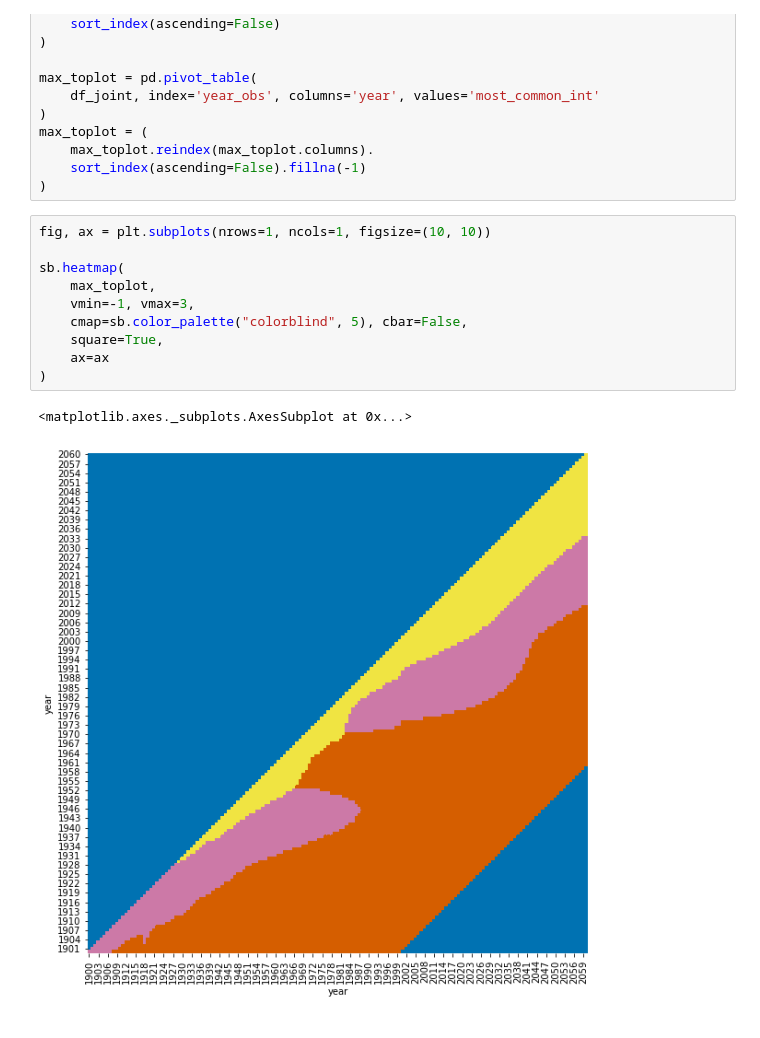
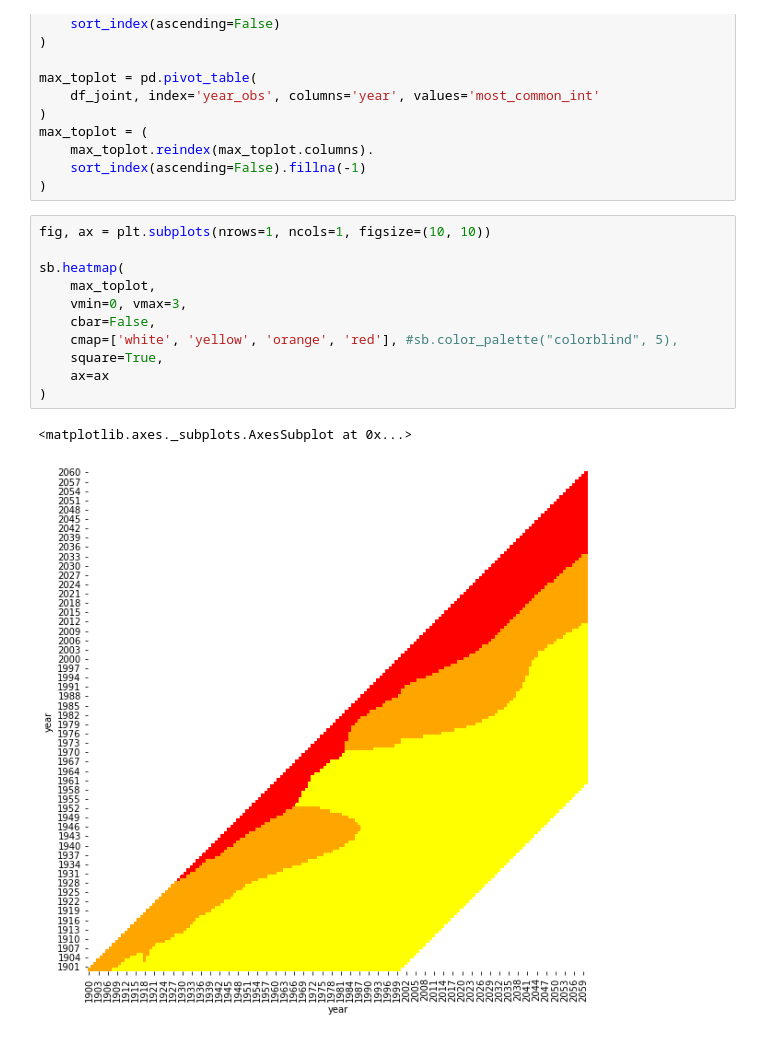
Before and after one commit to bmcmenamin/sundries, a Jupyter notebook: age_distro/combine age files.ipynb, the cells around one changed output. Cells and saved outputs as stored; diff of their text form.

Commit message:
adding age distro notebook with figures

```diff
--- a/age_distro/combine age files.ipynb
+++ b/age_distro/combine age files.ipynb
@@ -163,13 +162,14 @@ max_toplot = (
 # %%
 fig, ax = plt.subplots(nrows=1, ncols=1, figsize=(10, 10))
 
 sb.heatmap(
     max_toplot,
-    vmin=-1, vmax=3,
-    cmap=sb.color_palette("colorblind", 5), cbar=False,
+    vmin=0, vmax=3,
+    cbar=False,
+    cmap=['white', 'yellow', 'orange', 'red'], #sb.color_palette("colorblind", 5),
     square=True,
     ax=ax
 )
 # %% [output]
 <matplotlib.axes._subplots.AxesSubplot at 0x...>
-[figure, old version]
+[figure, new version]
```
Also changed, not shown: parts of 6 cells of this notebook.
